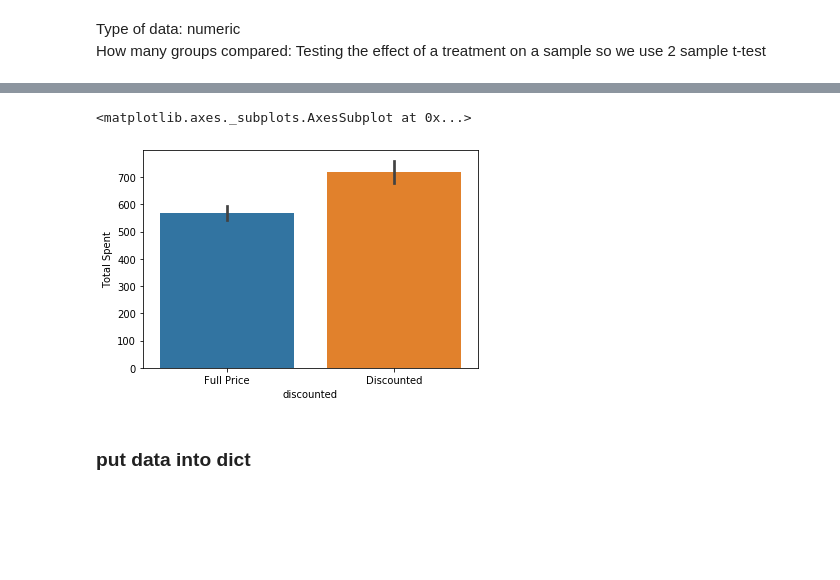
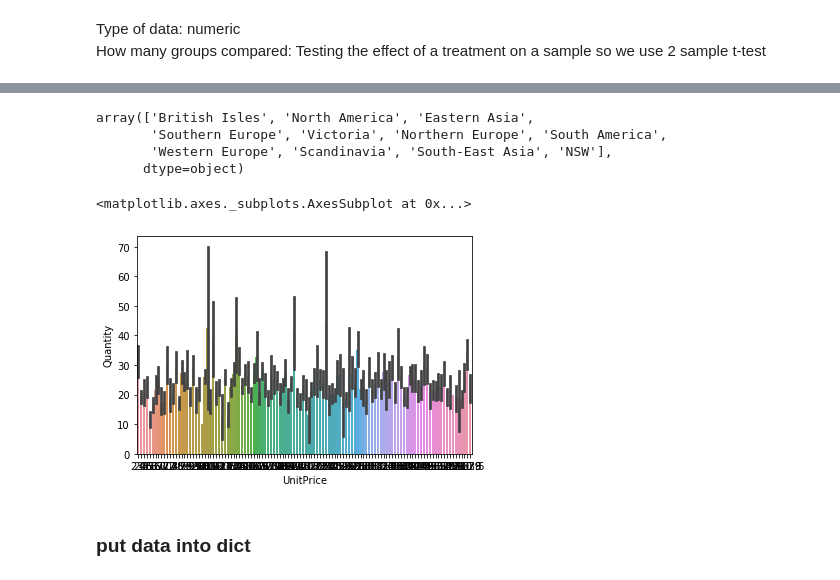
Before and after one commit to alexanderjohnny/hypothesis_testing_workflow_python, a Jupyter notebook: ALEX_BEAT_student.ipynb, the cells around one changed output, grey strips where cells are left out. Drawn from its saved outputs; the diff is of its cells as text; code cells hidden in the pictures; blank space fills up the shorter version.

```diff
--- a/ALEX_BEAT_student.ipynb
+++ b/ALEX_BEAT_student.ipynb
@@ -815,4 +858,4 @@ col_names
 # %%
-h2df = pd.DataFrame(cur.fetchall(), columns=col_names)
-h2df
+h3df = pd.DataFrame(cur.fetchall(), columns=col_names)
+h3df
 # %% [output]
@@ -869,8 +879,15 @@ h2df
+# %%
+h3df['Region'].unique()
+# %% [output]
+array(['British Isles', 'North America', 'Eastern Asia',
+       'Southern Europe', 'Victoria', 'Northern Europe', 'South America',
+       'Western Europe', 'Scandinavia', 'South-East Asia', 'NSW'],
+      dtype=object)
 # %%
-sns.barplot(data=h2df, x='discounted', y='Total Spent', ci=68 )
+sns.barplot(data=h3df, x='UnitPrice', y='Quantity', ci=68 )
 # %% [output]
 <matplotlib.axes._subplots.AxesSubplot at 0x...>
-[figure, old version]
+[figure, new version]
 # %% [markdown]
 ### put data into dict
 # %%
```
Also changed, not shown: parts of 12 cells of this notebook.
